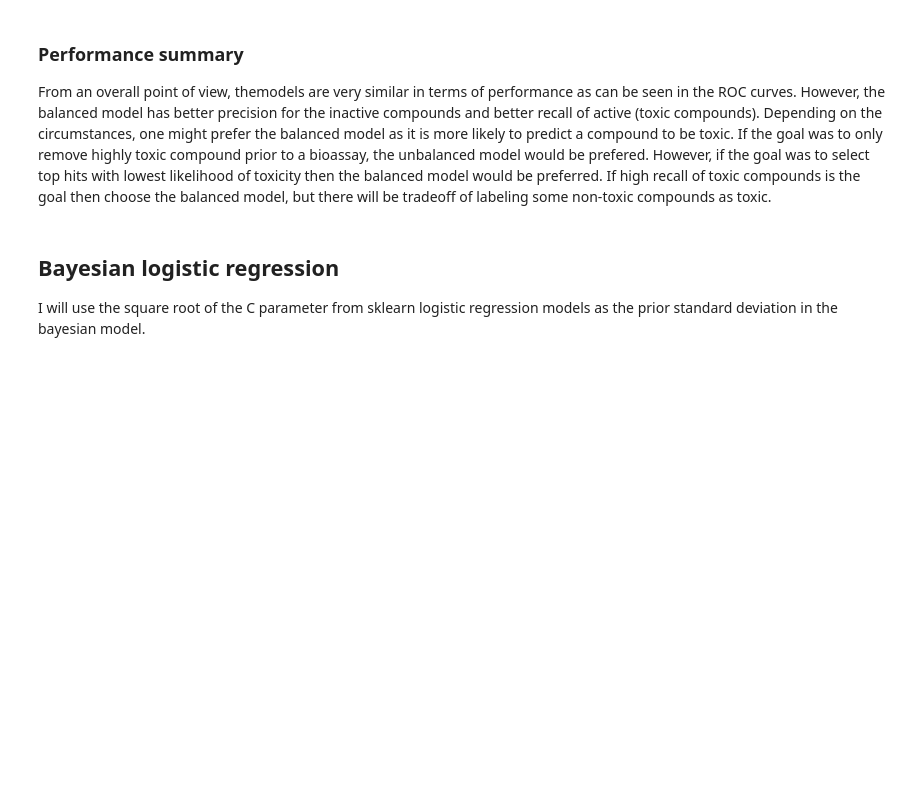
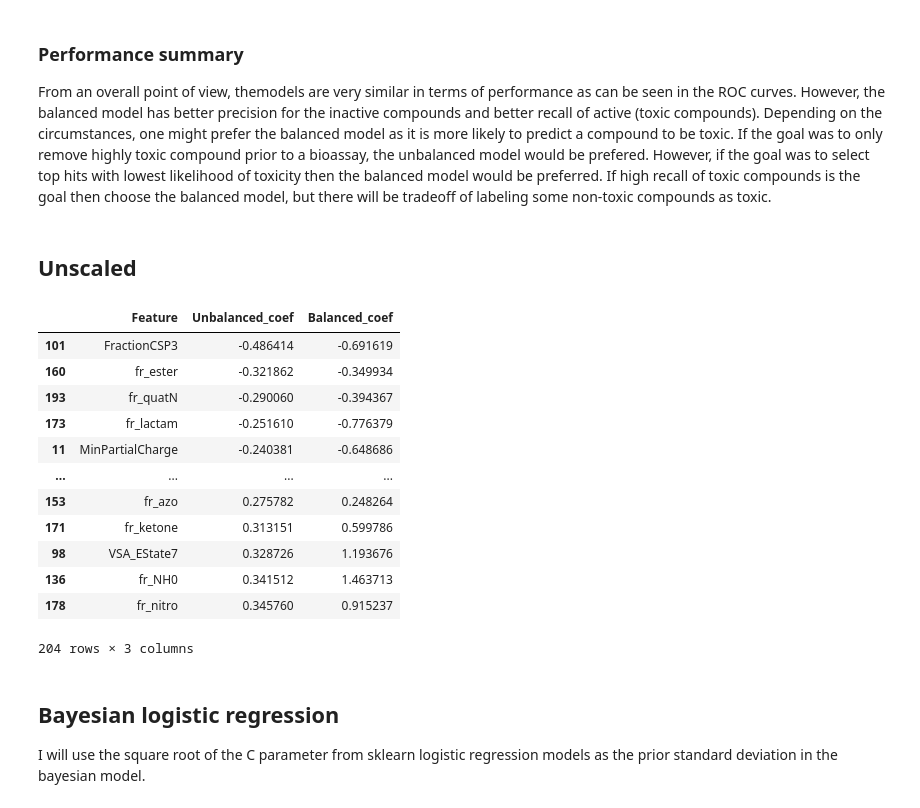
Before and after one commit to ncats/bayesian-bioassay, a Jupyter notebook: notebooks/Simple_Logistic_Regression.ipynb, the cells around one changed output. Drawn from its saved outputs; the diff is of its cells as text; code cells hidden in the pictures; blank space fills up the shorter version.

```diff
--- a/notebooks/Simple_Logistic_Regression.ipynb
+++ b/notebooks/Simple_Logistic_Regression.ipynb
@@ -149,6 +185,42 @@ y_test.mean()
 # %% [markdown]
 ### Performance summary
 From an overall point of view, themodels are very similar in terms of performance as can be seen in the ROC curves. However, the balanced model has better precision for the inactive compounds and better recall of active (toxic compounds). Depending on the circumstances, one might prefer the balanced model as it is more likely to predict a compound to be toxic. If the goal was to only remove highly toxic compound prior to a bioassay, the unbalanced model would be prefered. However, if the goal was to select top hits with lowest likelihood of toxicity then the balanced model would be preferred. If high recall of toxic compounds is the goal then choose the balanced model, but there will be tradeoff of labeling some non-toxic compounds as toxic.
+# %% [markdown]
+## Unscaled
+# %%
+RANDOM_SEED = 101
+np.random.seed(RANDOM_SEED)
+
+#scaler = StandardScaler().fit(one_assay.iloc[:,3:])
+X = np.array(one_assay.iloc[:,3:])
+#X = scaler.transform(one_assay.iloc[:,3:])
+y = pd.factorize(one_assay.CHANNEL_OUTCOME)
+X_train, X_test, y_train, y_test = train_test_split(X, y[0], test_size=0.20, shuffle=True)
+
+scaler = StandardScaler().fit(X_train)
+X_train = scaler.transform(X_train)
+X_test = scaler.transform(X_test)
+
+logistic_cv_unbalanced = LogisticRegressionCV(penalty='l2',Cs=10,max_iter=10000,class_weight=None).fit(X_train, y_train)
+logistic_cv_balanced = LogisticRegressionCV(penalty='l2',Cs=10,max_iter=10000,class_weight='balanced').fit(X_train, y_train)
+# %%
+pd.DataFrame({'Feature':one_assay.columns[3:],
+           'Unbalanced_coef':logistic_cv_unbalanced.coef_[0],
+           'Balanced_coef':logistic_cv_balanced.coef_[0]}).sort_values(by="Unbalanced_coef")
+# %% [output]
+|  | Feature | Unbalanced_coef | Balanced_coef |
+| 101 | FractionCSP3 | -0.486414 | -0.691619 |
+| 160 | fr_ester | -0.321862 | -0.349934 |
+| 193 | fr_quatN | -0.290060 | -0.394367 |
+| 173 | fr_lactam | -0.251610 | -0.776379 |
+| 11 | MinPartialCharge | -0.240381 | -0.648686 |
+| ... | ... | ... | ... |
+| 153 | fr_azo | 0.275782 | 0.248264 |
+| 171 | fr_ketone | 0.313151 | 0.599786 |
+| 98 | VSA_EState7 | 0.328726 | 1.193676 |
+| 136 | fr_NH0 | 0.341512 | 1.463713 |
+| 178 | fr_nitro | 0.345760 | 0.915237 |
+204 rows × 3 columns
 # %% [markdown]
 ## Bayesian logistic regression
 I will use the square root of the C parameter from sklearn logistic regression models as the prior standard deviation in the bayesian model.
```
Also changed, not shown: parts of 4 cells of this notebook, 21 other files.
